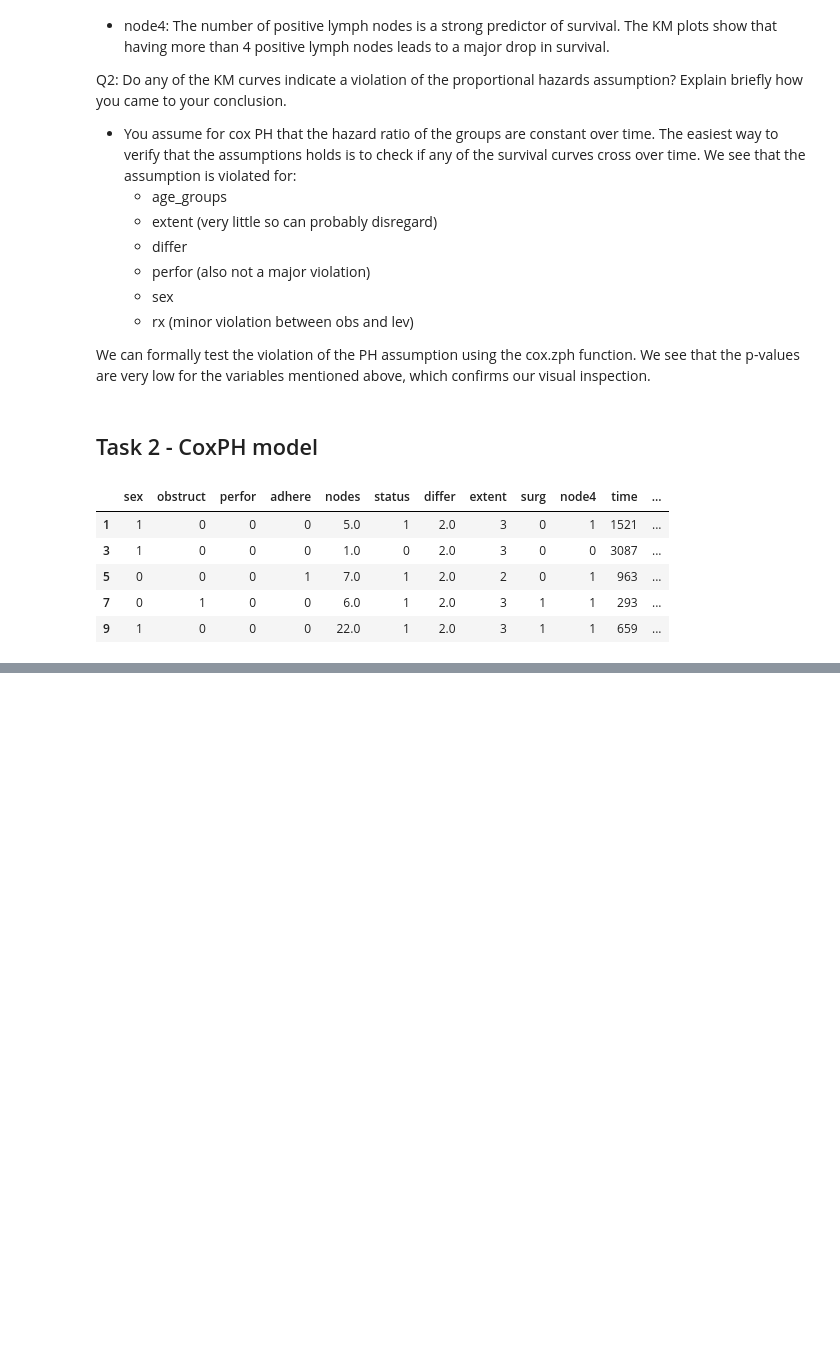
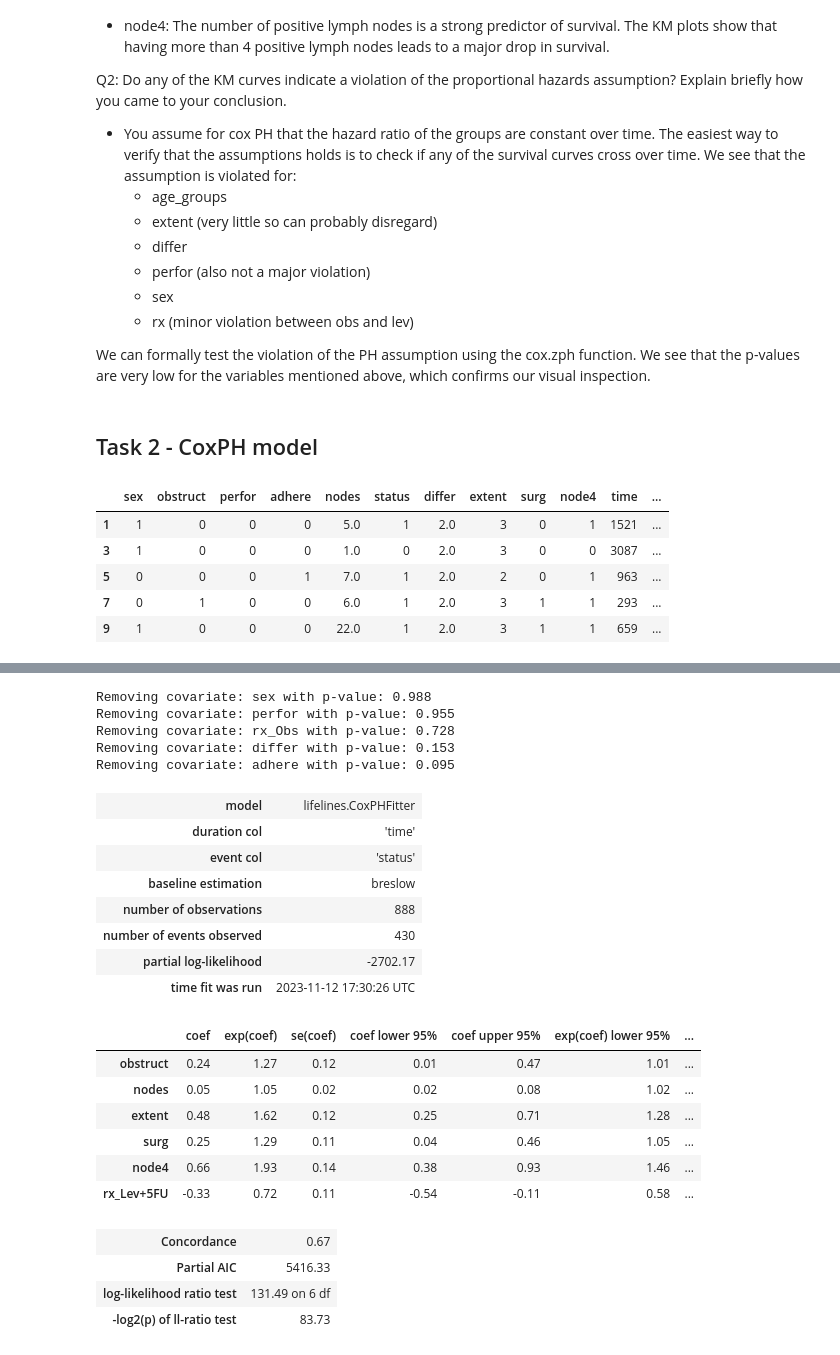
Before and after one commit to erlendrisvik/DAT350_CA, a Jupyter notebook: compulsory_2_erlend_risvik.ipynb, the cells around one changed output, grey strips where cells are left out. Cells and saved outputs as stored; diff of their text form; code cells hidden in the pictures; blank space fills up the shorter version.

Commit message:
working backwards

```diff
--- a/compulsory_2_erlend_risvik.ipynb
+++ b/compulsory_2_erlend_risvik.ipynb
@@ -276,0 +351,30 @@ cph_1.print_summary()
+# %%
+backward.backward_selection(show_info=True)
+# %% [output]
+Removing covariate: sex with p-value: 0.988
+Removing covariate: perfor with p-value: 0.955
+Removing covariate: rx_Obs with p-value: 0.728
+Removing covariate: differ with p-value: 0.153
+Removing covariate: adhere with p-value: 0.095
+# %%
+backward.print_summary()
+# %% [output]
+| model | lifelines.CoxPHFitter |
+| duration col | 'time' |
+| event col | 'status' |
+| baseline estimation | breslow |
+| number of observations | 888 |
+| number of events observed | 430 |
+| partial log-likelihood | -2702.17 |
+| time fit was run | 2023-11-12 17:30:26 UTC |
+|  | coef | exp(coef) | se(coef) | coef lower 95% | coef upper 95% | exp(coef) lower 95% | ... |
+| obstruct | 0.24 | 1.27 | 0.12 | 0.01 | 0.47 | 1.01 | ... |
+| nodes | 0.05 | 1.05 | 0.02 | 0.02 | 0.08 | 1.02 | ... |
+| extent | 0.48 | 1.62 | 0.12 | 0.25 | 0.71 | 1.28 | ... |
+| surg | 0.25 | 1.29 | 0.11 | 0.04 | 0.46 | 1.05 | ... |
+| node4 | 0.66 | 1.93 | 0.14 | 0.38 | 0.93 | 1.46 | ... |
+| rx_Lev+5FU | -0.33 | 0.72 | 0.11 | -0.54 | -0.11 | 0.58 | ... |
+| Concordance | 0.67 |
+| Partial AIC | 5416.33 |
+| log-likelihood ratio test | 131.49 on 6 df |
+| -log2(p) of ll-ratio test | 83.73 |
```
Also changed, not shown: parts of 4 cells of this notebook.
